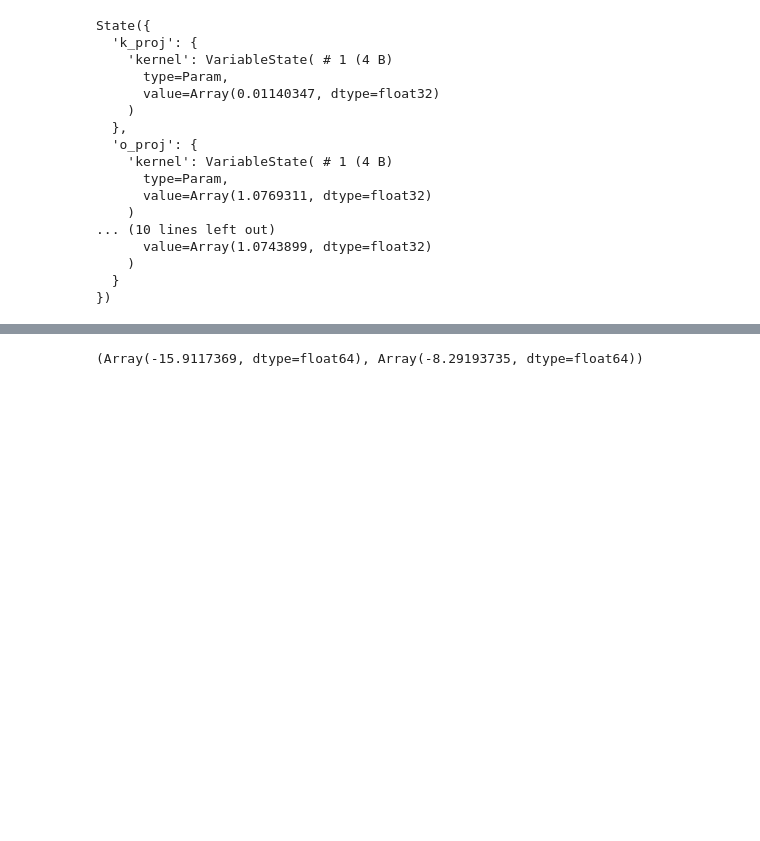
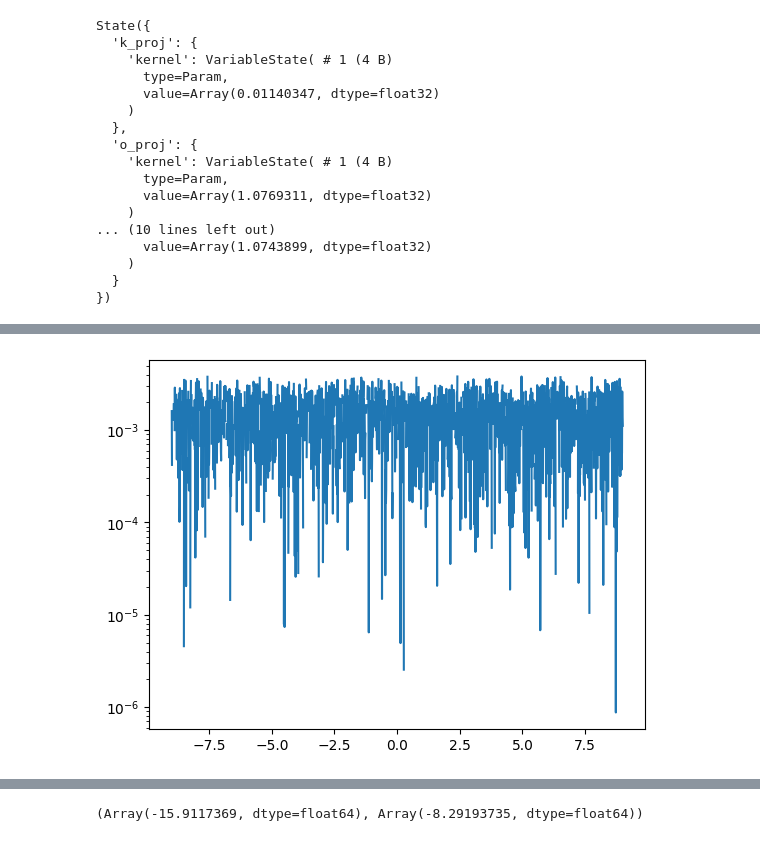
Before and after one commit to jafluri/gidd-easydel, a Jupyter notebook: notebooks/test.ipynb, the cells around one changed output, grey strips where cells are left out. Drawn from its saved outputs; the diff is of its cells as text; code cells hidden in the pictures; blank space fills up the shorter version.

```diff
--- a/notebooks/test.ipynb
+++ b/notebooks/test.ipynb
@@ -585,0 +651,5 @@ loss_16 = loss_fn(
+# %%
+plt.plot(log_snr.reshape(-1), jnp.abs((metrics_64["p_t"] - metrics_16["p_t"]) / metrics_64["p_t"])[..., 1].reshape(-1))
+plt.yscale("log")
+# %% [output]
+[figure, added]
```
Also changed, not shown: parts of 16 cells of this notebook, 6 other files.
